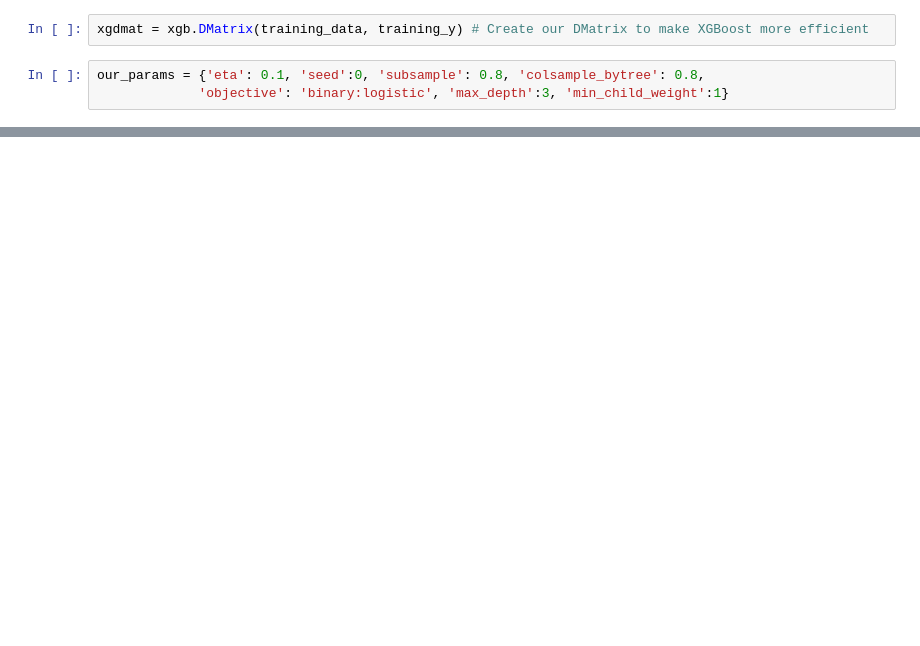
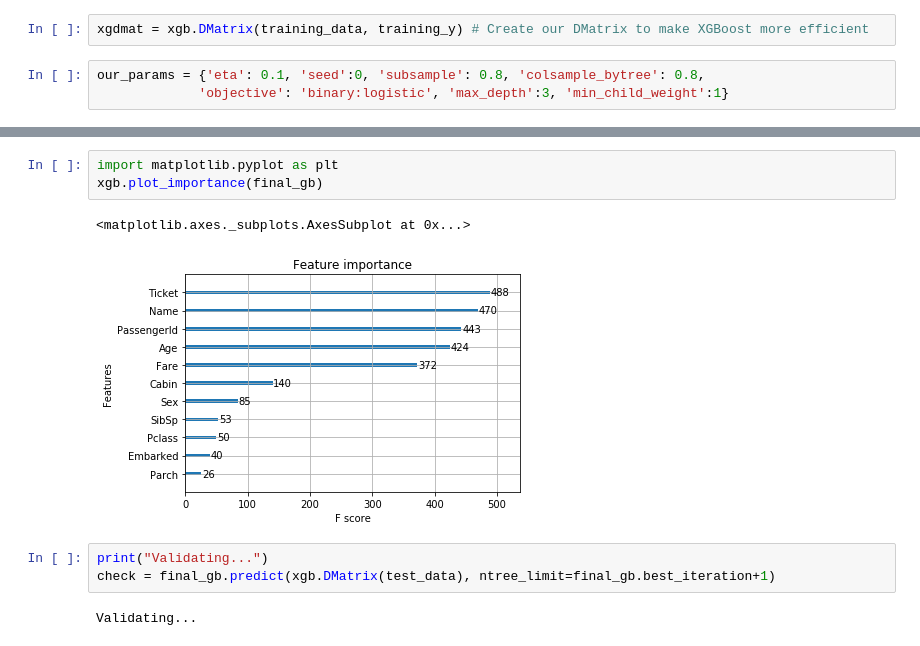
Before and after one commit to jzwu1/kaggle, a Jupyter notebook: Titanic/titanic.ipynb, the cells around one changed output, grey strips where cells are left out. Saved outputs shown, nothing was run; the diff lists cells and outputs as text; blank space fills up the shorter version.

```diff
--- a/Titanic/titanic.ipynb
+++ b/Titanic/titanic.ipynb
@@ -73,0 +71,11 @@ final_gb = xgb.train(our_params, xgdmat, num_boost_round = 432)
+# %%
+import matplotlib.pyplot as plt
+xgb.plot_importance(final_gb)
+# %% [output]
+<matplotlib.axes._subplots.AxesSubplot at 0x...>
+[figure, added]
+# %%
+print("Validating...")
+check = final_gb.predict(xgb.DMatrix(test_data), ntree_limit=final_gb.best_iteration+1)
+# %% [output]
+Validating...
```
Also changed, not shown: parts of 11 cells of this notebook.
